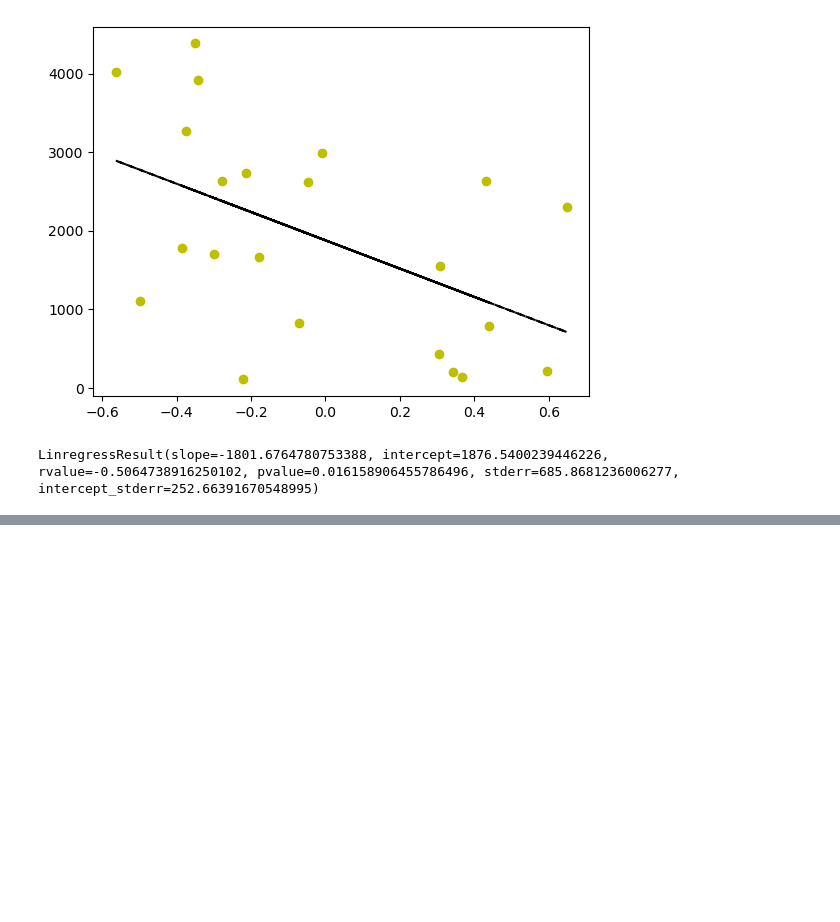
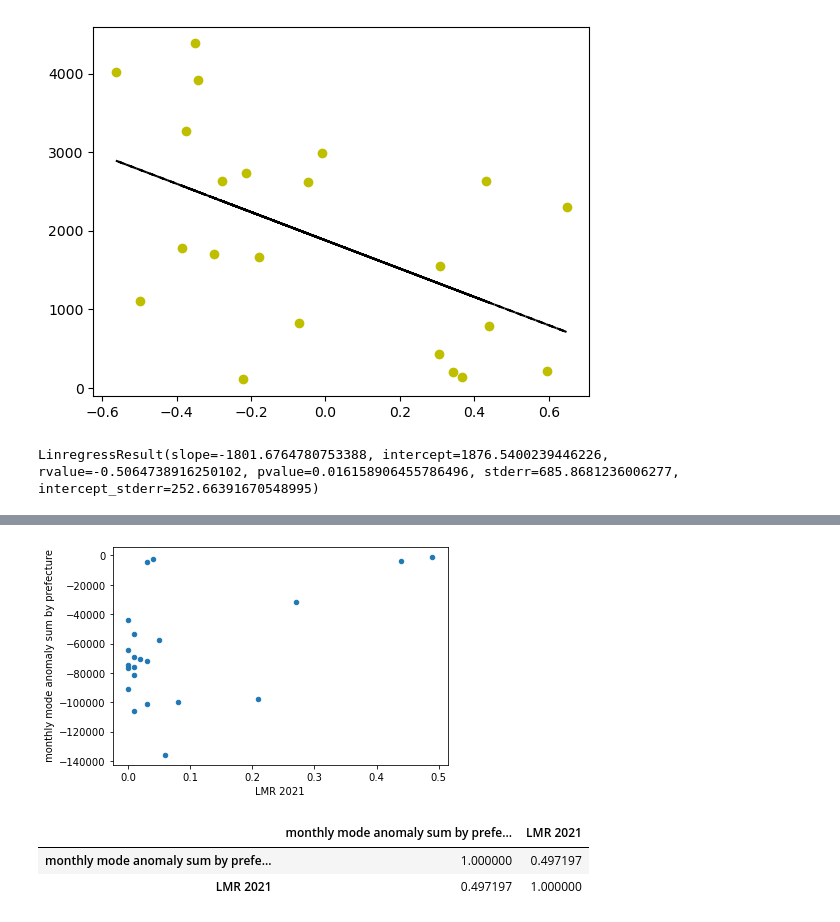
Before and after one commit to astervolta/SM-repo, a Jupyter notebook: 1.geemap_SMAP_SSMA_one_month_query_to_STATS.ipynb, the cells around one changed output, grey strips where cells are left out. Cells and saved outputs as stored; diff of their text form; code cells hidden in the pictures; blank space fills up the shorter version.

Commit message:
ssma mode and mean, sum and average, scatter plots and corr.

```diff
--- a/1.geemap_SMAP_SSMA_one_month_query_to_STATS.ipynb
+++ b/1.geemap_SMAP_SSMA_one_month_query_to_STATS.ipynb
@@ -227,0 +232,4 @@ LinregressResult(slope=-1801.6764780753388, intercept=1876.5400239446226, rvalue
+# %%
+file_in = 'SSMA-SUM-june2020_LMR-2021_table.csv'
+sum_ssma_lmr21 = pd.read_csv(file_in)
+sum_ssma_lmr21
@@ -227,0 +254,11 @@ LinregressResult(slope=-1801.6764780753388, intercept=1876.5400239446226, rvalue
+# %%
+ax1 = sum_ssma_lmr21.plot(y=' monthly mode anomaly sum by prefecture', x='LMR 2021', kind='scatter')
+# %% [output]
+[figure, added]
+# %%
+corr = sum_ssma_lmr21.corr()
+corr.style.background_gradient(cmap='coolwarm')
+# %% [output]
+|  | monthly mode anomaly sum by prefe... | LMR 2021 |
+| monthly mode anomaly sum by prefe... | 1.000000 | 0.497197 |
+| LMR 2021 | 0.497197 | 1.000000 |
```
Also changed, not shown: parts of 7 cells of this notebook.
